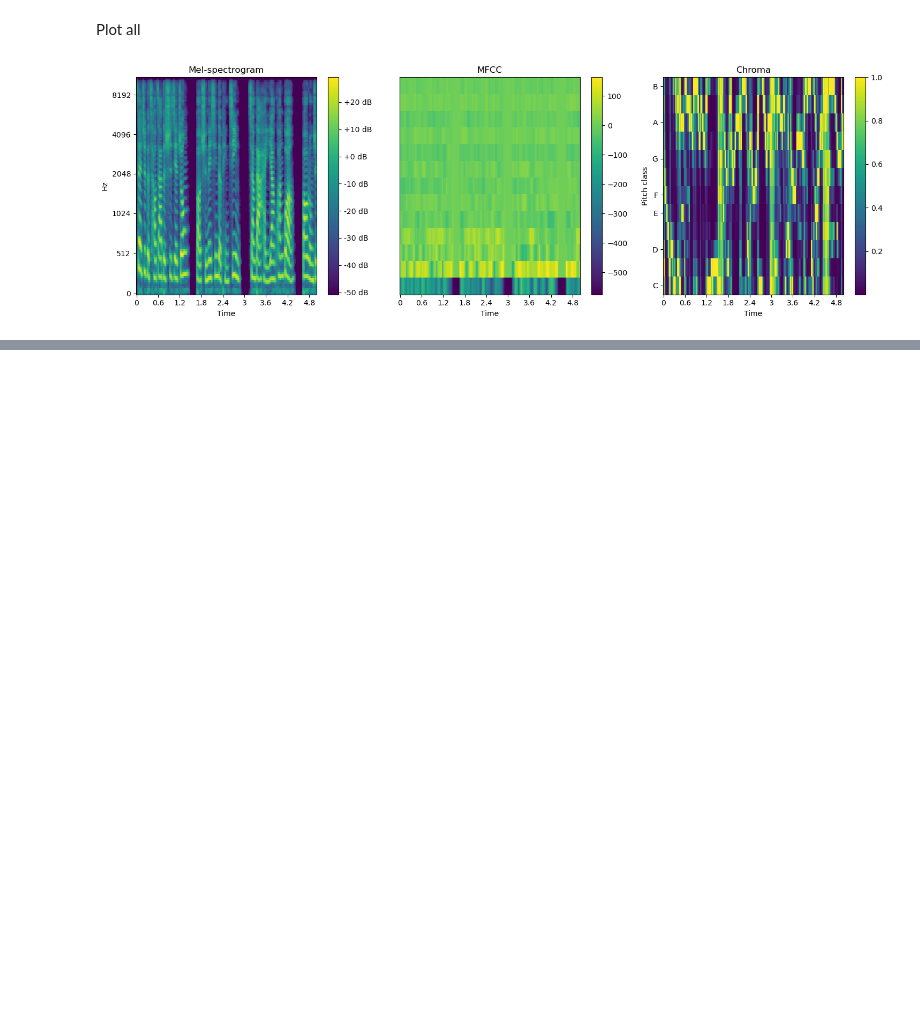
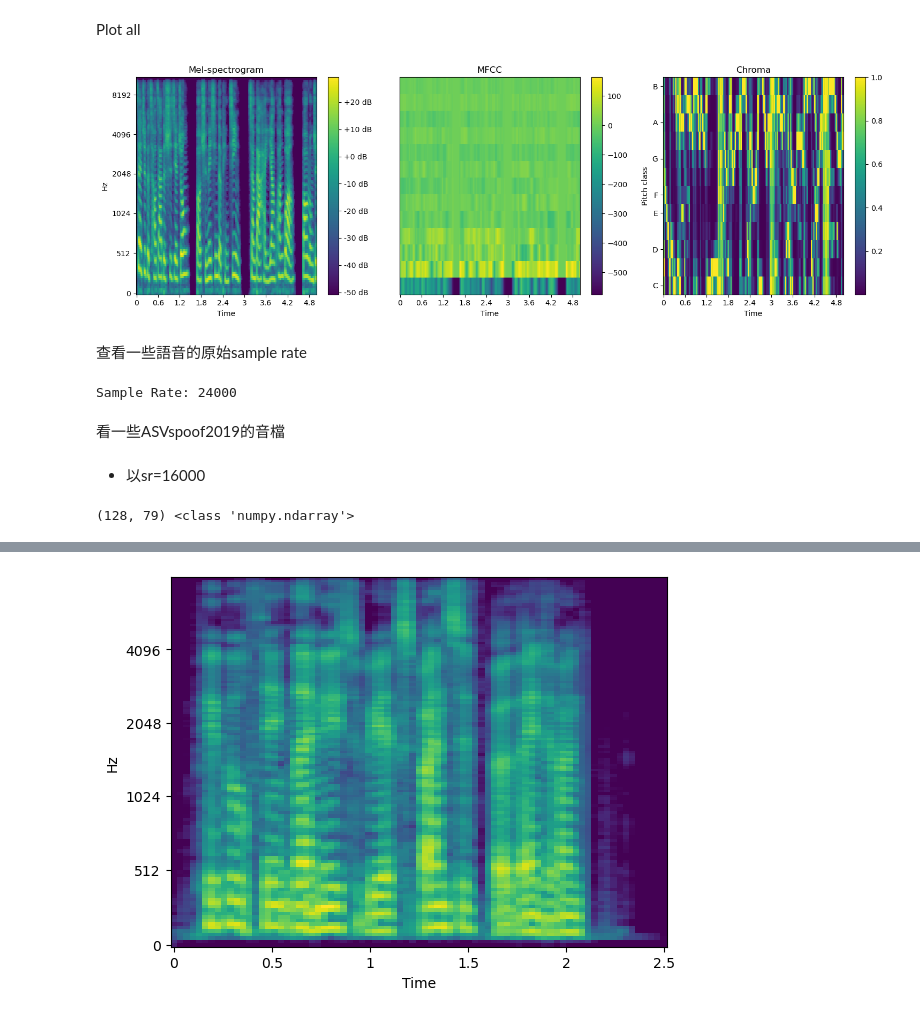
Before and after one commit to AnnTaiwan/Graduate-Project, a Jupyter notebook: feature_extraction_src/experiment_feature_extraction.ipynb, the cells around one changed output, grey strips where cells are left out. Cells and saved outputs as stored; diff of their text form; code cells hidden in the pictures; blank space fills up the shorter version.

Commit message:
create new version of ploting mel-spec and combined features images

```diff
--- a/feature_extraction_src/experiment_feature_extraction.ipynb
+++ b/feature_extraction_src/experiment_feature_extraction.ipynb
@@ -58,7 +58,7 @@ def listen_audio(audio, sr=SAMPLE_RATE):  # Listen to audio file
     ipd.display(ipd.Audio(audio, rate=sr))
 
 def get_mel_spectrogram(audio, sr=SAMPLE_RATE):  # Get the mel-spectrogram
-    spec = librosa.feature.melspectrogram(y=audio, sr=sr, fmax=FMAX, n_mels=N_MELS, hop_length=HOP_LEN, n_fft=N_FFT)
+    spec = librosa.feature.melspectrogram(y=audio, sr=sr, fmax=sr//2, n_mels=N_MELS, hop_length=HOP_LEN, n_fft=N_FFT)
     spec = librosa.power_to_db(spec)  # Turn into log-scale
     return spec
 
@@ -172,3 +172,25 @@ def plot_melspec_mfcc_chroma(mel_spec, mfcc, chroma):
 plot_melspec_mfcc_chroma(spec, mfcc, chroma)
 # %% [output]
 [figure]
+# %% [markdown]
+查看一些語音的原始sample rate
+# %%
+audio, sr = librosa.load(r"D:\clone_audio\suno_bark\suno_bark_audio\fake\fake_zh_speaker_0_ID_0.wav", sr=None)
+print(f'Sample Rate: {sr}')
+# %% [output]
+Sample Rate: 24000
+# %% [markdown]
+看一些ASVspoof2019的音檔
+# %% [markdown]
+* 以sr=16000
+# %%
+audio, sr = load_audio("LA_T_1000137.flac", sr=16000)
+audio = audio[:AUDIO_LEN]
+spec = get_mel_spectrogram(audio)
+print(spec.shape, type(spec))
+listen_audio(audio, sr=16000)
+spec = get_mel_spectrogram(audio, sr=16000)
+plot_mel_spectrogram(spec, sr=16000)
+plt.show()
+# %% [output]
+(128, 79) <class 'numpy.ndarray'>
@@ -174,0 +198 @@ plot_melspec_mfcc_chroma(spec, mfcc, chroma)
+[figure, added]
```
Also changed, not shown: parts of 10 cells of this notebook, 2 other files.
